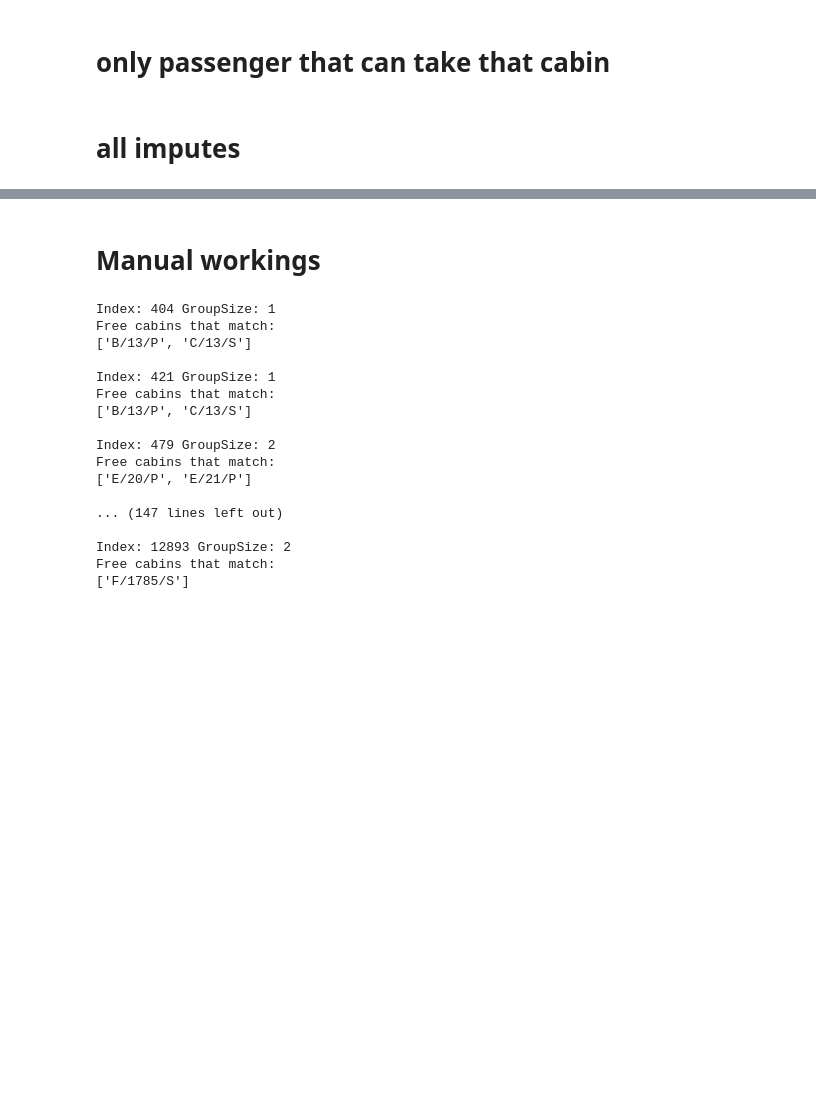
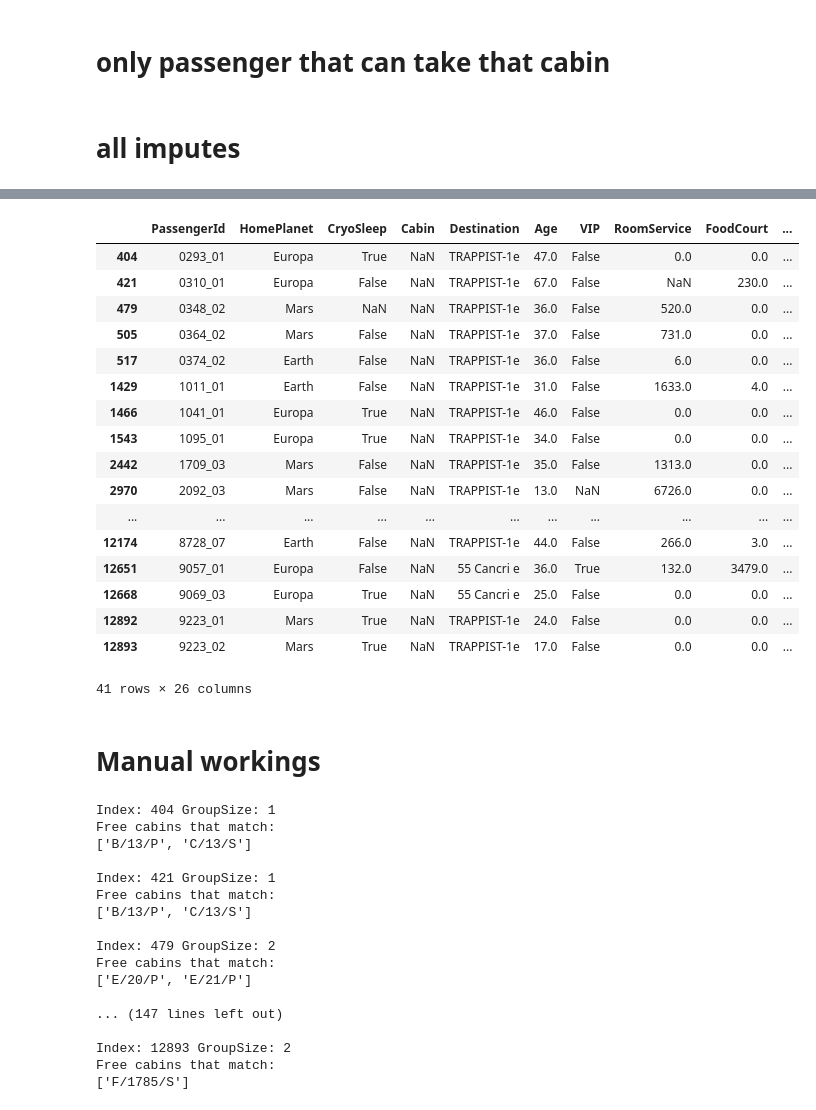
Before and after one commit to jacobsultan/cabin-for-spacetitanic-kaggle, a Jupyter notebook: final.ipynb, the cells around one changed output, grey strips where cells are left out. Cells and saved outputs as stored; diff of their text form; code cells hidden in the pictures; blank space fills up the shorter version.

```diff
--- a/final.ipynb
+++ b/final.ipynb
@@ -56,7 +80,7 @@ def add_potential_decks_column(dataframe):
             if row.Bills == 0 and not pd.isna(row.HomePlanet):
 
                 # Checking if other members of group are in multiple different cabin decks
-                if len(dataframe[dataframe.Group == row.Group].dropna(subset = 'CabinDeck').CabinDeck.unique()) > 1:
+                if dataframe[dataframe.Group == row.Group].CabinDeck.dropna().nunique() > 1:
                     return potential_decks_by_homeplanet_no_bills[row.HomePlanet]
 
             # If not then it goes to the standard decks for their homeplanet
@@ -66,7 +90,7 @@ def add_potential_decks_column(dataframe):
             else:
 
                 # If their homeplanet isn't known then they could be in any cabin deck
-                return list(dataframe.dropna(subset = ['CabinDeck']).CabinDeck.unique())
+                return list(dataframe.CabinDeck.dropna().unique())
 
     dataframe['PotentialDecks'] = dataframe.apply(func_potential_decks_apply,axis = 1)
     return dataframe
@@ -79,9 +103,9 @@ def add_potential_sides_column(dataframe):
         if pd.isna(row.Cabin):
 
             # Checks to see if anyone else in their group has a known cabin side
-            group = dataframe[dataframe.Group == row.Group].dropna(subset = 'CabinSide')
-            if len(group) > 0:
-                return [group.iloc[0].CabinSide]
+            group = dataframe[dataframe.Group == row.Group].CabinSide.dropna()
+            if group.nunique() > 0:
+                return [group.iloc[0]]
 
             # If no one else is in their group or they haven't got a known cabin side then the passenger could be on either side
             return ['P','S']
@@ -175,11 +199,11 @@ def no_suitable_cabin_so_shares(dataframe):
 
             # Finding all other group members cabins and filtering them by whether they are in the same deck that the passenger must be in
             passengers_group_cabins = dataframe[(dataframe['Group'] == passenger_row['Group']) &
-                                  (dataframe['CabinDeck'].isin(passenger_row['PotentialDecks']))].dropna(subset = 'Cabin')['Cabin'].unique()
+                                  (dataframe['CabinDeck'].isin(passenger_row['PotentialDecks']))].Cabin.dropna()
 
             # If there is only one Cabin from their group they could share with
-            if len(passengers_group_cabins) == 1:
-                matching_cabin = passengers_group_cabins[0]
+            if passengers_group_cabins.nunique() == 1:
+                matching_cabin = passengers_group_cabins.iloc[0]
                 dataframe = impute_from_cabin_and_index(dataframe,matching_cabin,passenger_index)
 
     return dataframe
@@ -239,3 +301,24 @@ dtype: int64
+# %%
+df[df.Cabin.isna()]
+# %% [output]
+|  | PassengerId | HomePlanet | CryoSleep | Cabin | Destination | Age | VIP | RoomService | FoodCourt | ... |
+| 404 | 0293_01 | Europa | True | NaN | TRAPPIST-1e | 47.0 | False | 0.0 | 0.0 | ... |
+| 421 | 0310_01 | Europa | False | NaN | TRAPPIST-1e | 67.0 | False | NaN | 230.0 | ... |
+| 479 | 0348_02 | Mars | NaN | NaN | TRAPPIST-1e | 36.0 | False | 520.0 | 0.0 | ... |
+| 505 | 0364_02 | Mars | False | NaN | TRAPPIST-1e | 37.0 | False | 731.0 | 0.0 | ... |
+| 517 | 0374_02 | Earth | False | NaN | TRAPPIST-1e | 36.0 | False | 6.0 | 0.0 | ... |
+| 1429 | 1011_01 | Earth | False | NaN | TRAPPIST-1e | 31.0 | False | 1633.0 | 4.0 | ... |
+| 1466 | 1041_01 | Europa | True | NaN | TRAPPIST-1e | 46.0 | False | 0.0 | 0.0 | ... |
+| 1543 | 1095_01 | Europa | True | NaN | TRAPPIST-1e | 34.0 | False | 0.0 | 0.0 | ... |
+| 2442 | 1709_03 | Mars | False | NaN | TRAPPIST-1e | 35.0 | False | 1313.0 | 0.0 | ... |
+| 2970 | 2092_03 | Mars | False | NaN | TRAPPIST-1e | 13.0 | NaN | 6726.0 | 0.0 | ... |
+| ... | ... | ... | ... | ... | ... | ... | ... | ... | ... | ... |
+| 12174 | 8728_07 | Earth | False | NaN | TRAPPIST-1e | 44.0 | False | 266.0 | 3.0 | ... |
+| 12651 | 9057_01 | Europa | False | NaN | 55 Cancri e | 36.0 | True | 132.0 | 3479.0 | ... |
+| 12668 | 9069_03 | Europa | True | NaN | 55 Cancri e | 25.0 | False | 0.0 | 0.0 | ... |
+| 12892 | 9223_01 | Mars | True | NaN | TRAPPIST-1e | 24.0 | False | 0.0 | 0.0 | ... |
+| 12893 | 9223_02 | Mars | True | NaN | TRAPPIST-1e | 17.0 | False | 0.0 | 0.0 | ... |
+41 rows × 26 columns
 # %% [markdown]
 # Manual workings
 # %%
```
Also changed, not shown: parts of 10 cells of this notebook, 1 other file.
